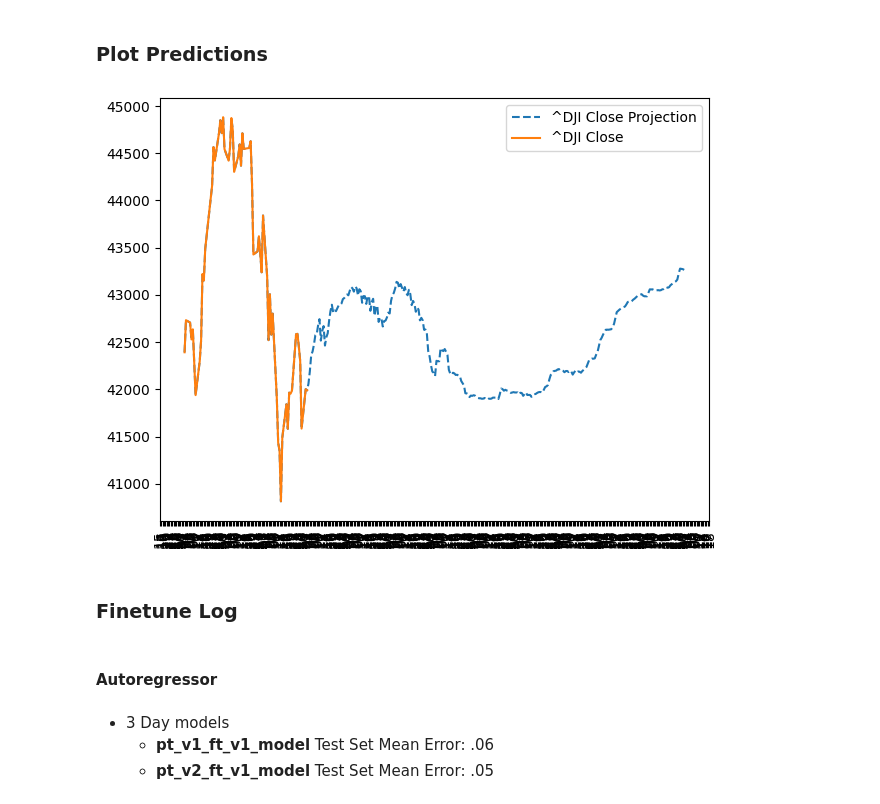
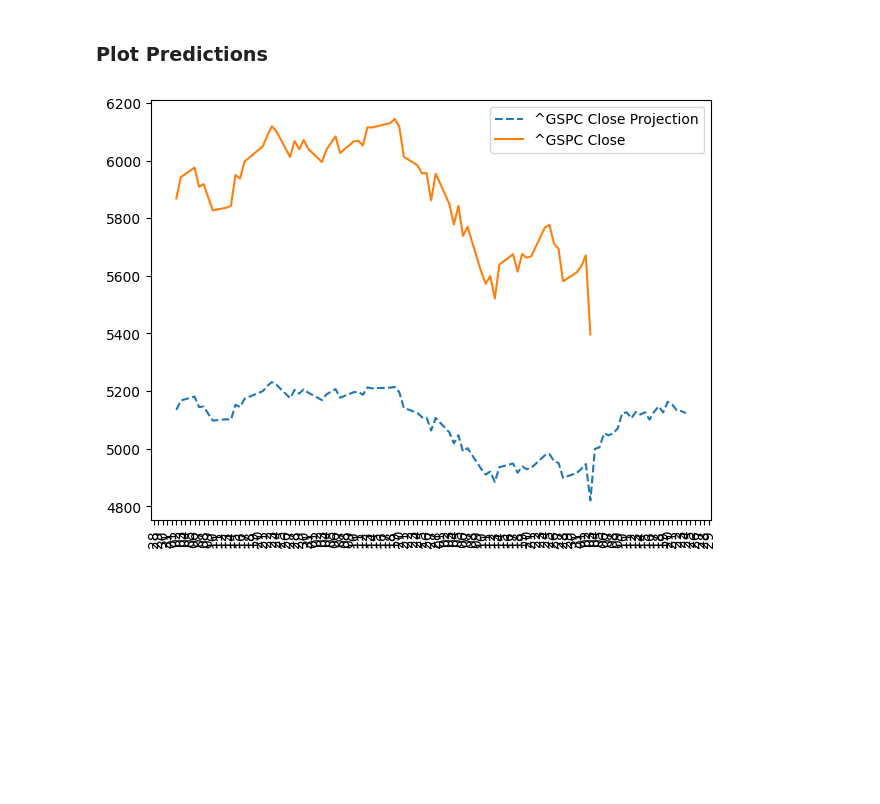
Before and after one commit to Brycekratzer/Economic-Web-DashBoard, a Jupyter notebook: model/PatchTST.ipynb, the cells around one changed output. Saved outputs shown, nothing was run; the diff lists cells and outputs as text; code cells hidden in the pictures; blank space fills up the shorter version.

```diff
--- a/model/PatchTST.ipynb
+++ b/model/PatchTST.ipynb
@@ -20,7 +20,7 @@ device
 # %% [output]
 device(type='mps')
 # %%
-dataset = pd.read_csv('../data/Economic_Data_1994-2025.csv')
+dataset = pd.read_csv('../data/model_data/Economic_Data_1994-2025.csv')
 dataset = dataset.drop(['DATE', 'Unnamed: 0'], axis=1)
 # %% [markdown]
 ## Understanding PatchTST
@@ -577,28 +896,25 @@ import pandas as pd
 from datetime import datetime, timedelta
 
 
-# How many features we are including
-NUM_INPUT = 2
-
-# Batch size for training
-BATCH_SIZE = 8
-
-# For What we are predicting
+NUM_INPUT = len(dataset.columns)
 NUM_TARGET = 2
-
-# How many steps we take in the context length
 CONTEXT_LEN = 120
-
-# How many steps we take in the context length
 PATCH_LEN = 20
-
-# How far we move our patch length
-PATCH_STRD = 10
+PRED_LEN = 10
+PATCH_STRD = int(PATCH_LEN * .35)
+MASK_TYPE = 'forecast'
+D_MODEL = 256
+NUM_HIDD_LAYERS = 4
+NUM_ATT_HEAD = 8
+ATT_DROP = .1
+FF_DROP = .2
+PATH_DROP = (NUM_HIDD_LAYERS - 2) * .05
+NUM_PATCH = [int(BATCH_SIZE * .4)]
 
 features_to_pred = ['^GSPC Close', '^DJI Close']
 
 # How many days to predict into the future
-PRED_LEN = 3 # One Month Prediction
+PRED_LEN = 7 # One Month Prediction
 
 ft_config = PatchTSTConfig(
     num_input_channels = NUM_INPUT,
@@ -606,7 +922,13 @@ ft_config = PatchTSTConfig(
     context_length = CONTEXT_LEN,
     patch_length = PATCH_LEN,
     stride = PATCH_STRD,
-    prediction_length=PRED_LEN
+    prediction_length=PRED_LEN,
+    d_model=D_MODEL,
+    num_hidden_layers=NUM_HIDD_LAYERS,
+    num_attention_heads=NUM_ATT_HEAD,
+    attention_dropout=ATT_DROP,
+    ff_dropout=FF_DROP,
+    path_dropout=PATH_DROP,
 )
 
 
@@ -614,11 +936,11 @@ ft_model = PatchTSTForPrediction(ft_config)
 
 # Load in our model
 device = torch.device('cpu')
-state_dict = torch.load('pt_v2_ft_v1_model.bin')
+state_dict = torch.load('pt_m_2ynorm_v1_ft_v1_model.bin')
 ft_model.load_state_dict(state_dict)
 
 # Get the normalized economic data
-pred_and_original_data = pd.read_csv('../data/Economic_Data_1994-2025.csv')
+pred_and_original_data = pd.read_csv('../data/economic_data_2_year_sliding_window.csv')
 
 pred_and_original_data[0:len(pred_and_original_data)]
 
@@ -626,7 +948,7 @@ pred_and_original_data[0:len(pred_and_original_data)]
 pred_and_original_data = pred_and_original_data[['DATE']+features_to_pred]
 
 # How many predictions we will recursively make
-NUM_ITER = 120
+NUM_ITER = 3
 
 # Autoregression
 for day in range(NUM_ITER):
@@ -795,16 +1115,6 @@ def plot_time_frame_year_x1(year_start, year_end, df1, df2, x1):
 # %%
 original_df['DATE'] = pd.to_datetime(original_df['DATE'])
 
-plot_time_frame_year_x1(2025, 2025, original_df, unnorm_df, features_to_pred[1])
+plot_time_frame_year_x1(2025, 2025, original_df, unnorm_df, features_to_pred[0])
 # %% [output]
-[figure, old version]
+[figure, new version]
-# %% [markdown]
-### Finetune Log
-# %% [markdown]
-#### Autoregressor
-# %% [markdown]
-- 3 Day models
-    - **pt_v1_ft_v1_model**
-        Test Set Mean Error: .06
-    - **pt_v2_ft_v1_model**
-        Test Set Mean Error: .05
```
Also changed, not shown: parts of 19 cells of this notebook, 8 other files.
